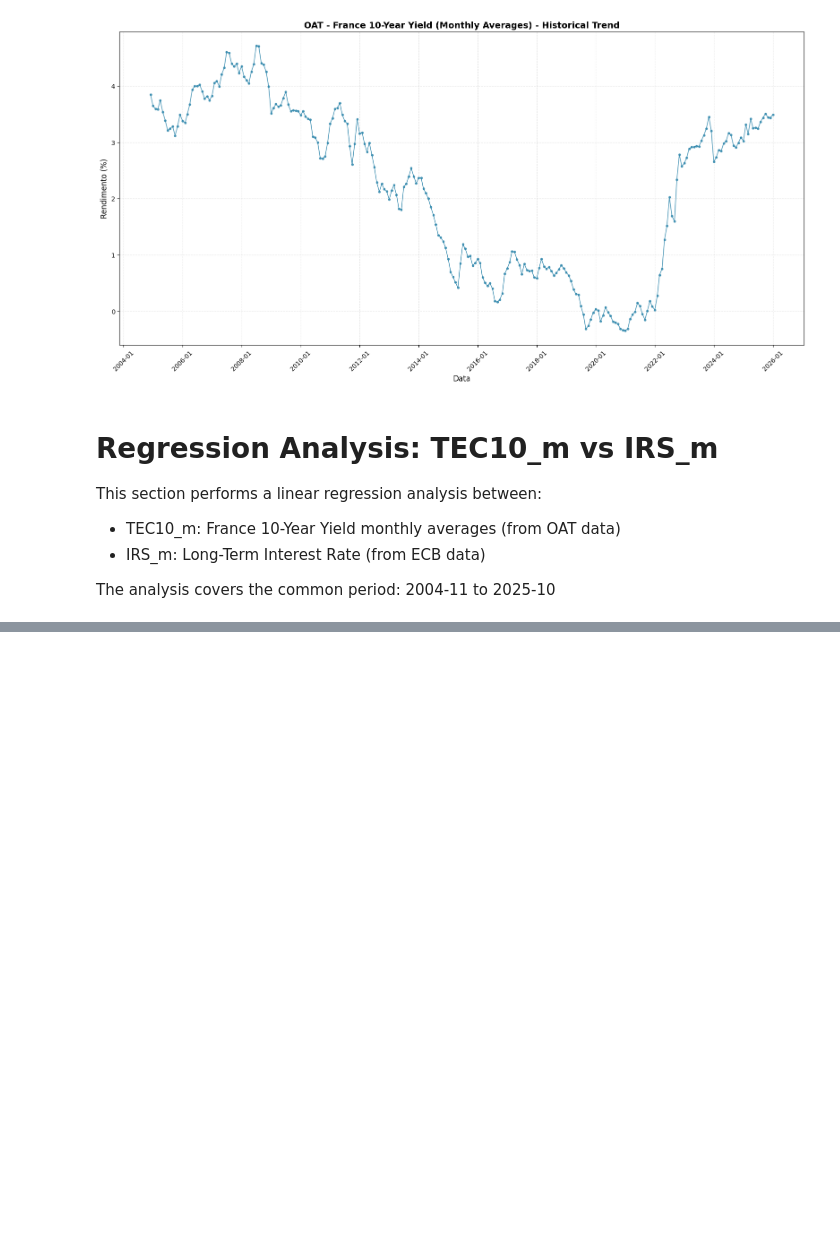
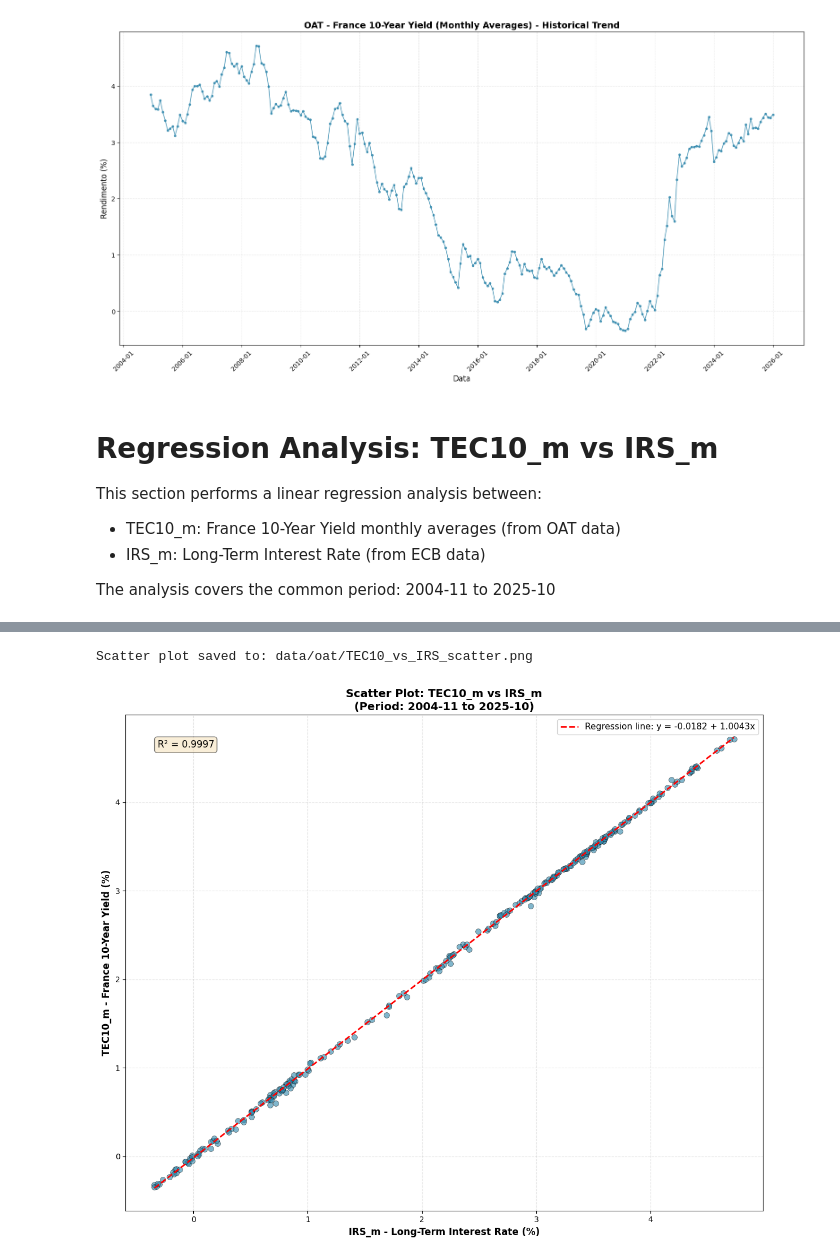
Before and after one commit to amedeos/fire-eu-analysis, a Jupyter notebook: src/07_oat_ecb.ipynb, the cells around one changed output, grey strips where cells are left out. Drawn from its saved outputs; the diff is of its cells as text; code cells hidden in the pictures; blank space fills up the shorter version.

Commit message:
add scatter plot

```diff
--- a/src/07_oat_ecb.ipynb
+++ b/src/07_oat_ecb.ipynb
@@ -287,0 +331,37 @@ print(model.summary())
+# %%
+# Create scatter plot: TEC10_m vs IRS_m
+plt.figure(figsize=(12, 10))
+
+# Scatter plot
+plt.scatter(df_merged['IRS_m'], df_merged['TEC10_m'],
+           alpha=0.6, s=50, color='#2E86AB', edgecolors='black', linewidth=0.5)
+
+# Add regression line
+X_plot = df_merged['IRS_m'].sort_values()
+y_plot = model.params['const'] + model.params['IRS_m'] * X_plot
+plt.plot(X_plot, y_plot, 'r--', linewidth=2, label=f'Regression line: y = {model.params["const"]:.4f} + {model.params["IRS_m"]:.4f}x')
+
+# Add R-squared to the plot
+r_squared = model.rsquared
+plt.text(0.05, 0.95, f'R² = {r_squared:.4f}',
+         transform=plt.gca().transAxes, fontsize=12,
+         verticalalignment='top', bbox=dict(boxstyle='round', facecolor='wheat', alpha=0.5))
+
+plt.xlabel('IRS_m - Long-Term Interest Rate (%)', fontsize=12, fontweight='bold')
+plt.ylabel('TEC10_m - France 10-Year Yield (%)', fontsize=12, fontweight='bold')
+plt.title('Scatter Plot: TEC10_m vs IRS_m\n(Period: 2004-11 to 2025-10)',
+          fontsize=14, fontweight='bold')
+plt.grid(True, alpha=0.3, linestyle='--')
+plt.legend(loc='best', fontsize=11)
+plt.tight_layout()
+
+# Save plot
+plot_file = 'data/oat/TEC10_vs_IRS_scatter.png'
+os.makedirs(os.path.dirname(plot_file), exist_ok=True)
+plt.savefig(plot_file, dpi=150, bbox_inches='tight')
+print(f"Scatter plot saved to: {plot_file}")
+
+plt.show()
+# %% [output]
+Scatter plot saved to: data/oat/TEC10_vs_IRS_scatter.png
+[figure, added]
```
Also changed, not shown: parts of 4 cells of this notebook.
